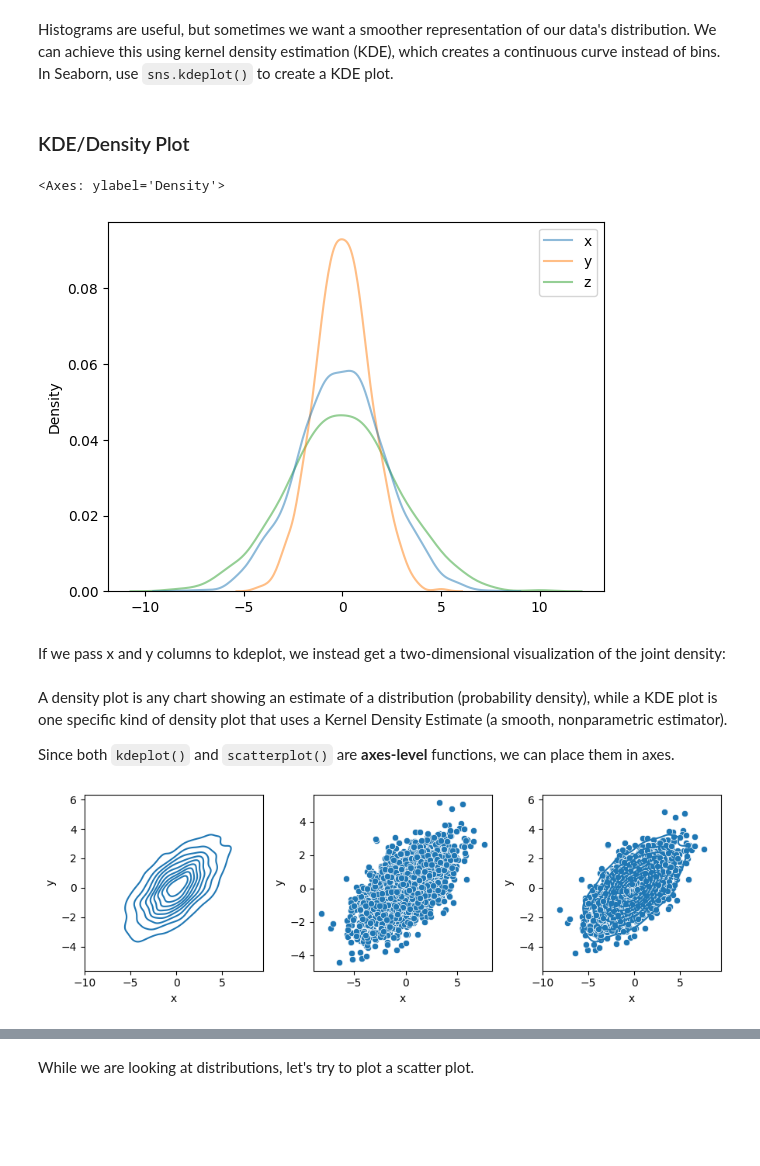
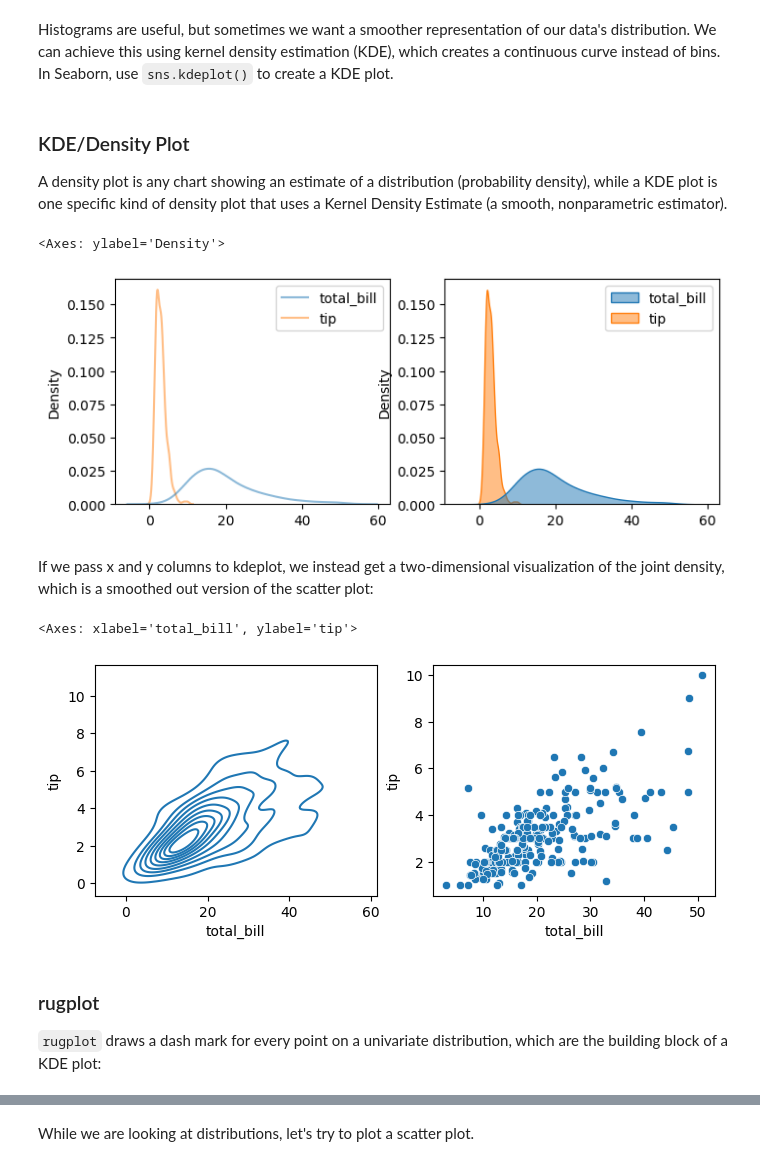
Before and after one commit to tychen742/thinkdsm, a Jupyter notebook: chapters/06-visualization/0606-vis-sns-intro.ipynb, the cells around one changed output, grey strips where cells are left out. Drawn from its saved outputs; the diff is of its cells as text; code cells hidden in the pictures; blank space fills up the shorter version.

```diff
--- a/chapters/06-visualization/0606-vis-sns-intro.ipynb
+++ b/chapters/06-visualization/0606-vis-sns-intro.ipynb
@@ -239,0 +192,13 @@ data
+# %%
+fig, ax = plt.subplots(1, 3, figsize=(9,3))
+
+data=tips[['total_bill', 'tip']]
+
+data.plot(ax=ax[0], kind='hist', title=f'Pandas plot(kind="hist")')   ### Pandas histogram (data first)
+
+ax[1].hist(data, label=['total_bill', 'tip'])                               ### Matplotlib histogram (axes first)
+ax[1].set_title(f'Matplotlib ax.hist()')
+ax[1].legend()
+
+sns.histplot(data=data, ax=ax[2])                                     ### Seaborn histogram (seaborn first)
+ax[2].set_title(f'Seaborn histplot()')
@@ -258,3 +248,0 @@ Now, let's compare the seaborn histogram plots with matplotlib's `plt.hist()`. Y
-# %%
-import matplotlib.pyplot as plt
-data['z'] = data['y'] * 2
@@ -314,31 +307,31 @@ for col in 'xy':
 Histograms are useful, but sometimes we want a smoother representation of our data's distribution. We can achieve this using kernel density estimation (KDE), which creates a continuous curve instead of bins. In Seaborn, use `sns.kdeplot()` to create a KDE plot.
 # %% [markdown]
 ### KDE/Density Plot
+
+A density plot is any chart showing an estimate of a distribution (probability density), while a KDE plot is one specific kind of density plot that uses a Kernel Density Estimate (a smooth, nonparametric estimator).
 # %%
 ### by default, line plot
-
-# sns.kdeplot(data=data, fill=True, alpha=0.5)
-sns.kdeplot(data=data, alpha=0.5)
+fig, axes = plt.subplots(1, 2, figsize=(8, 3))
+sns.kdeplot(data=data, alpha=0.5, ax=axes[0])
+sns.kdeplot(data=data, fill=True, alpha=0.5, ax=axes[1])
 # %% [output]
 <Axes: ylabel='Density'>
-[figure, old version]
+[figure, new version]
 # %% [markdown]
 If we pass x and y columns to kdeplot, we instead get a two-dimensional visualization
-of the joint density:
+of the joint density, which is a smoothed out version of the scatter plot:
-# %% [markdown]
-A density plot is any chart showing an estimate of a distribution (probability density), while a KDE plot is one specific kind of density plot that uses a Kernel Density Estimate (a smooth, nonparametric estimator).
-
-Since both `kdeplot()` and `scatterplot()` are **axes-level** functions, we can place them in axes.
 # %%
 ### kde plot with x and y
+fig, axes = plt.subplots(1, 2, figsize=(8, 3))
 
-fig, axes = plt.subplots(1, 3, figsize=(9, 3))
+sns.kdeplot(data=data, x='total_bill', y='tip', ax=axes[0])       ### density plot
+sns.scatterplot(data=data, x='total_bill', y='tip', ax=axes[1])   ### scatter plot
 
-sns.kdeplot(data=data, x='x', y='y', ax=axes[0])       ### density plot
-sns.scatterplot(data=data, x='x', y='y', ax=axes[1])   ### scatter plot
-sns.kdeplot(data=data, x='x', y='y', ax=axes[2])
-sns.scatterplot(data=data, x='x', y='y', ax=axes[2])
-
-plt.tight_layout()
+# plt.tight_layout()
 # %% [output]
+<Axes: xlabel='total_bill', ylabel='tip'>
-[figure, old version]
+[figure, new version]
+# %% [markdown]
+### rugplot
+
+`rugplot` draws a dash mark for every point on a univariate distribution, which are the building block of a KDE plot:
```
Also changed, not shown: parts of 67 cells of this notebook.
